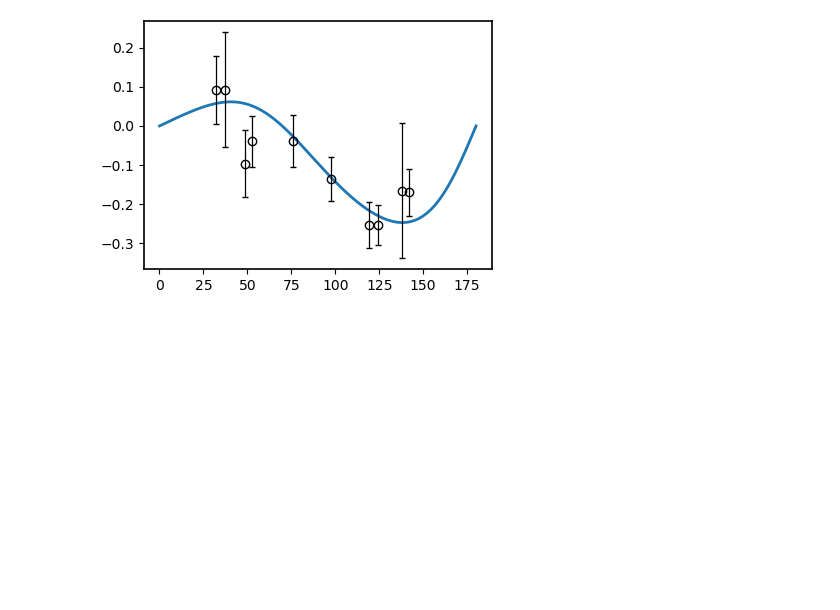
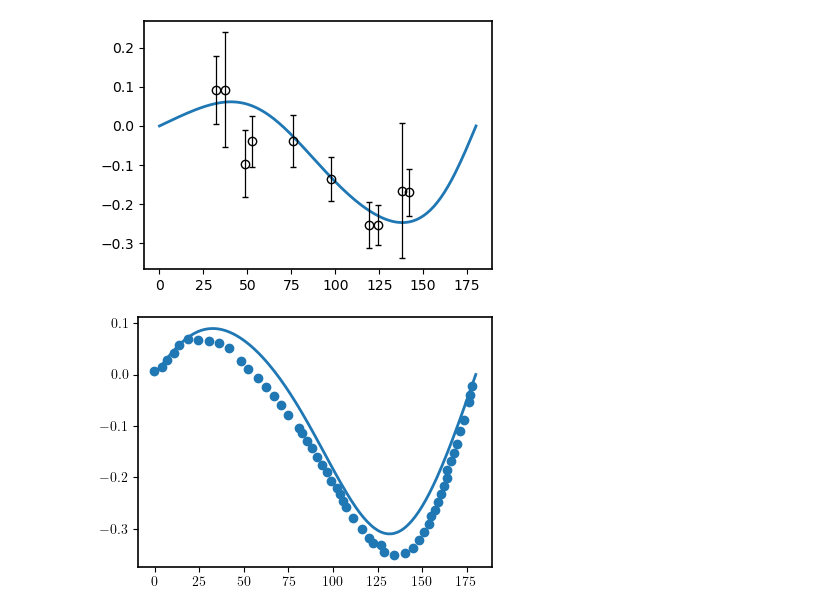
Before and after one commit to VitaliiUr/thesis, a Jupyter notebook: PlotData/Deuteron/Polarization.ipynb, the cells around one changed output. Cells and saved outputs as stored; diff of their text form; code cells hidden in the pictures; blank space fills up the shorter version.

```diff
--- a/PlotData/Deuteron/Polarization.ipynb
+++ b/PlotData/Deuteron/Polarization.ipynb
@@ -229 +289,3 @@ def make_fig(obs, energy, cutoff, df, exp=None, wave="SIEGERT", ylabel=None, sav
+# %%
+df_arenh = pd.read_csv(StringIO(data), sep=", ", names=["x", "y"])
 # %%
@@ -254,3 +316,13 @@ ax.errorbar(df_cameron.theta, df_cameron.Ay,
 plt.show()
 # %% [output]
 [figure]
+# %%
+fig, ax = plt.subplots(1, 1, figsize=(4, 2.8), constrained_layout=True)
+ax.plot(df_tmp2.angle, df_tmp2["POLNOUT2(y)"])
+ax.scatter(df_arenh.x, df_arenh.y)
+# ax.plot(df_tmp2.THCM*180/np.pi, -df_tmp2["AYN1CAP2"])
+# ax.errorbar(df_cameron.theta, df_cameron.Ay,
+#             yerr=df_cameron["Ay-error"], zorder=3, **exp_style[1], **marker_common)
+plt.show()
+# %% [output]
+[figure, added]
```
Also changed, not shown: parts of 4 cells of this notebook, 6 other files.
